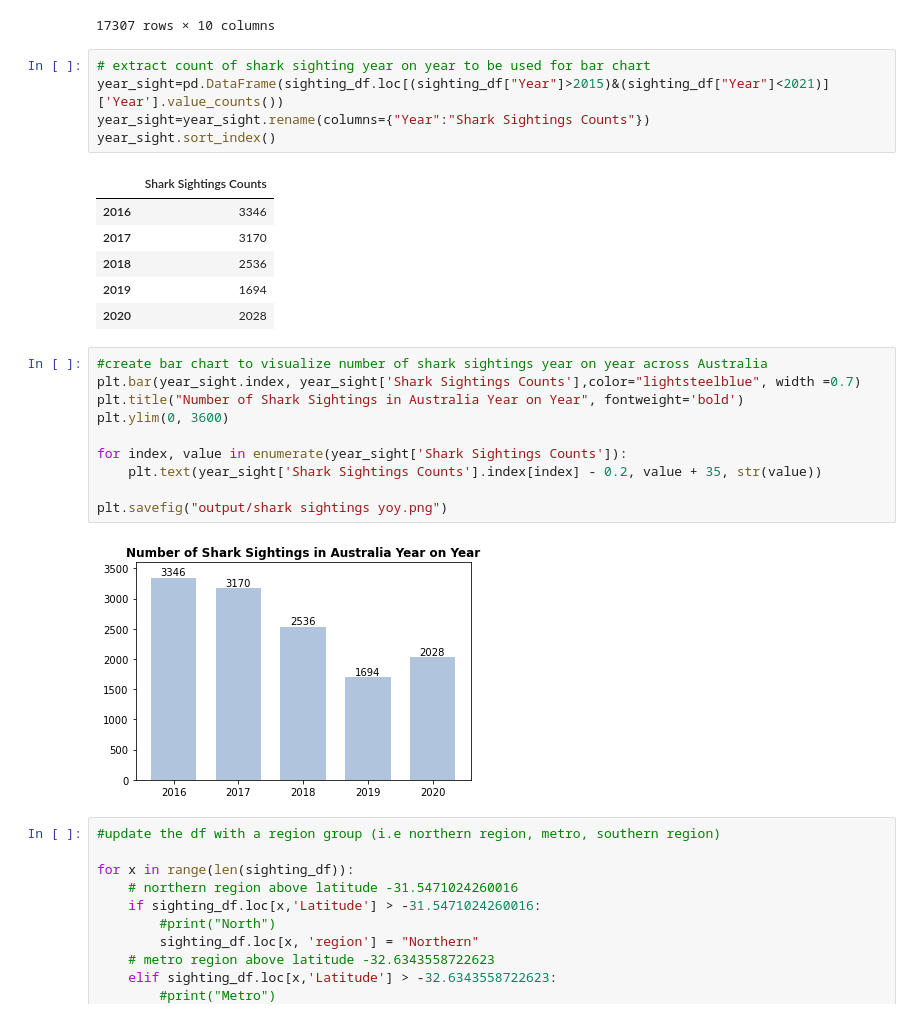
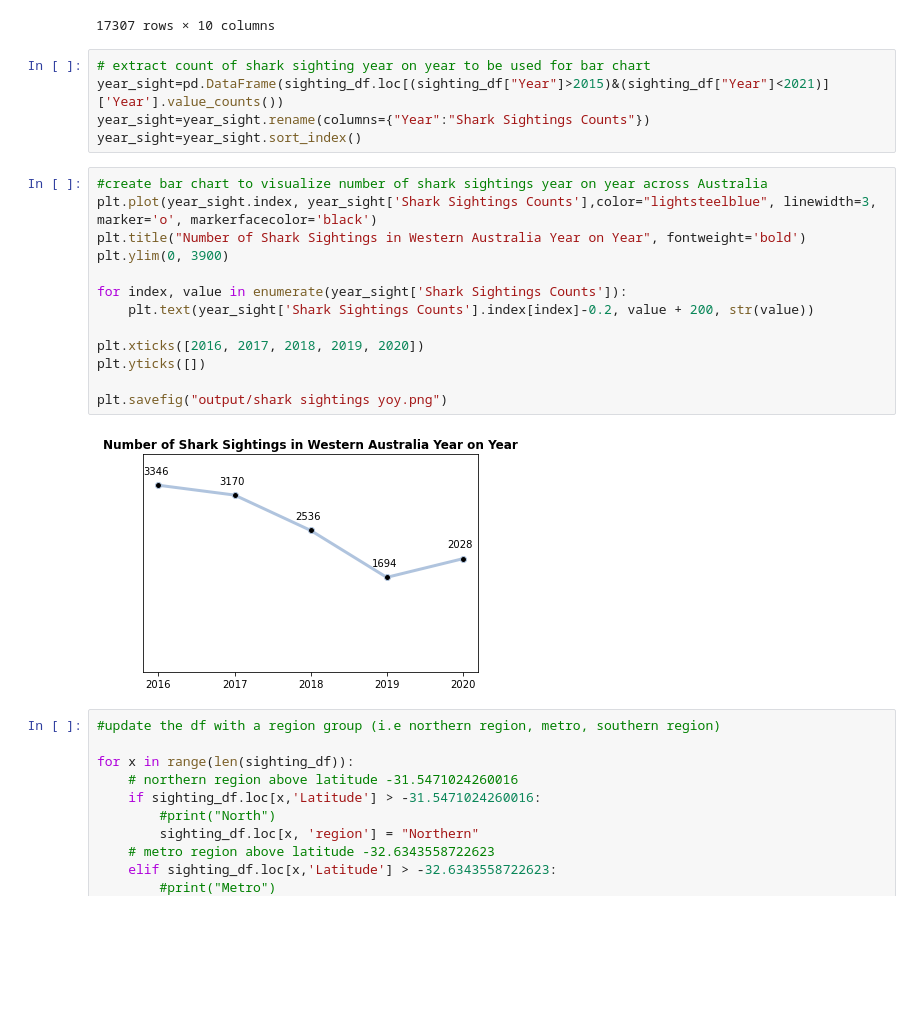
Before and after one commit to CMac-code/Project_Shark, a Jupyter notebook: Kevin's Code/shark_sightings bar yoy.ipynb, the cells around one changed output. Drawn from its saved outputs; the diff is of its cells as text; blank space fills up the shorter version.

```diff
--- a/Kevin's Code/shark_sightings bar yoy.ipynb
+++ b/Kevin's Code/shark_sightings bar yoy.ipynb
@@ -35,26 +35,22 @@ sighting_df
 # extract count of shark sighting year on year to be used for bar chart
 year_sight=pd.DataFrame(sighting_df.loc[(sighting_df["Year"]>2015)&(sighting_df["Year"]<2021)]['Year'].value_counts())
 year_sight=year_sight.rename(columns={"Year":"Shark Sightings Counts"})
-year_sight.sort_index()
+year_sight=year_sight.sort_index()
-# %% [output]
-|  | Shark Sightings Counts |
-| 2016 | 3346 |
-| 2017 | 3170 |
-| 2018 | 2536 |
-| 2019 | 1694 |
-| 2020 | 2028 |
 # %%
 #create bar chart to visualize number of shark sightings year on year across Australia
-plt.bar(year_sight.index, year_sight['Shark Sightings Counts'],color="lightsteelblue", width =0.7)
-plt.title("Number of Shark Sightings in Australia Year on Year", fontweight='bold')
-plt.ylim(0, 3600)
+plt.plot(year_sight.index, year_sight['Shark Sightings Counts'],color="lightsteelblue", linewidth=3, marker='o', markerfacecolor='black')
+plt.title("Number of Shark Sightings in Western Australia Year on Year", fontweight='bold')
+plt.ylim(0, 3900)
 
 for index, value in enumerate(year_sight['Shark Sightings Counts']):
-    plt.text(year_sight['Shark Sightings Counts'].index[index] - 0.2, value + 35, str(value))
+    plt.text(year_sight['Shark Sightings Counts'].index[index]-0.2, value + 200, str(value))
+
+plt.xticks([2016, 2017, 2018, 2019, 2020])
+plt.yticks([])
 
 plt.savefig("output/shark sightings yoy.png")
 # %% [output]
-[figure, old version]
+[figure, new version]
 # %%
 #update the df with a region group (i.e northern region, metro, southern region)
 
```
Also changed, not shown: 9 other files.
